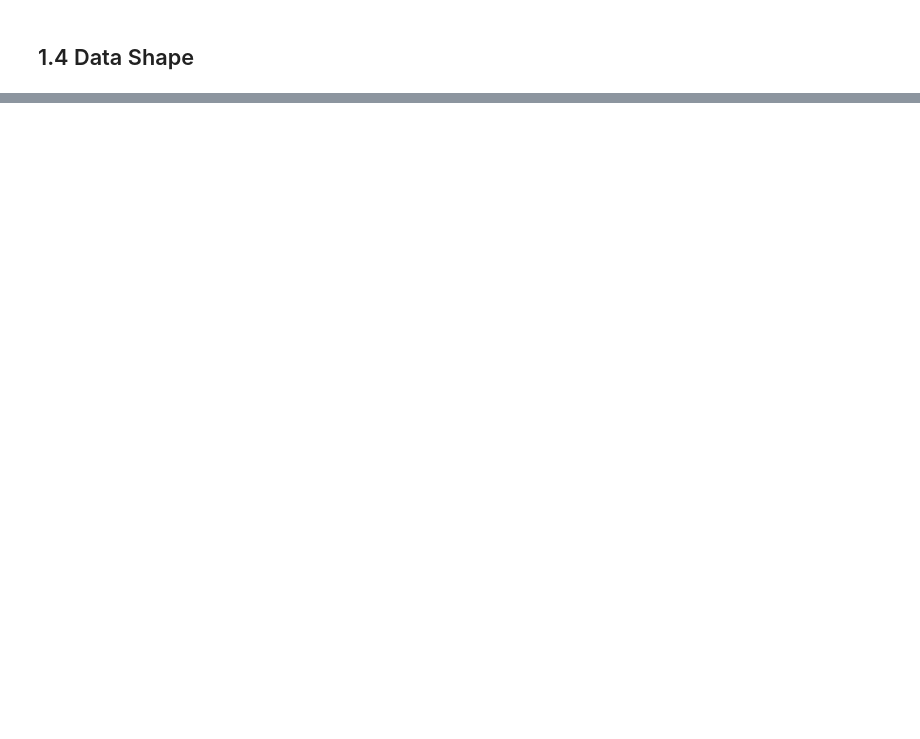
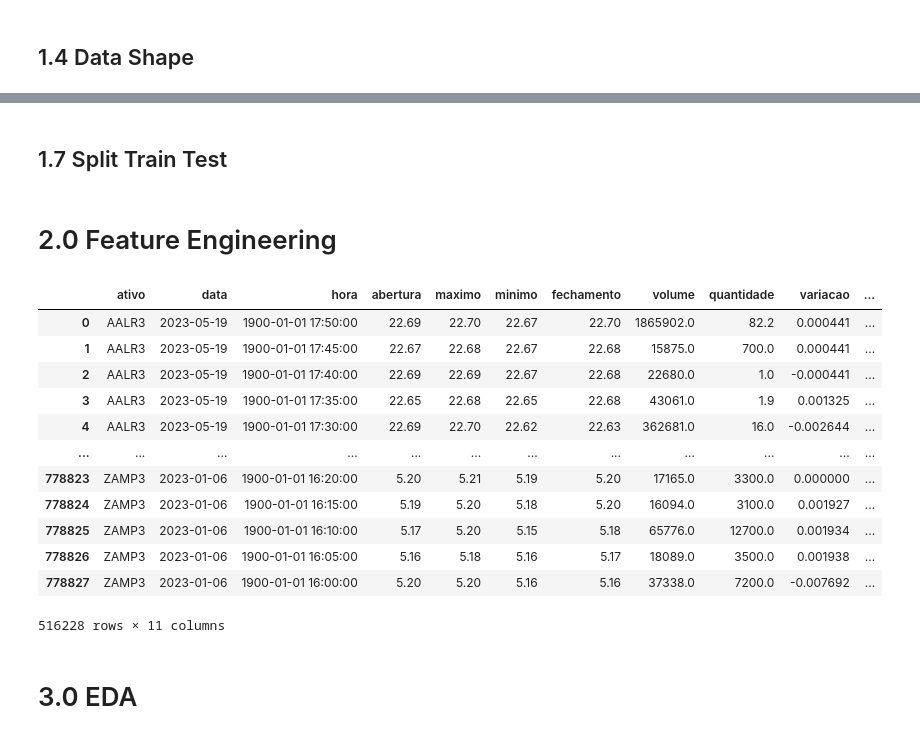
Before and after one commit to EDJR94/leilao_fechamento, a Jupyter notebook: notebook/v01_leilao_fechamento.ipynb, the cells around one changed output, grey strips where cells are left out. Cells and saved outputs as stored; diff of their text form; code cells hidden in the pictures; blank space fills up the shorter version.

```diff
--- a/notebook/v01_leilao_fechamento.ipynb
+++ b/notebook/v01_leilao_fechamento.ipynb
@@ -139,0 +227,2 @@ df1.shape
+# %% [markdown]
+## 1.7 Split Train Test
@@ -139,0 +234,13 @@ df1.shape
+# %% [markdown]
+# 2.0 Feature Engineering
+# %%
+df2 = df1.copy()
+# %%
+#create futures variation
+df_win = pd.read_csv('C:/Users/edils/repos/leilao_fechamento/data/futuros/WINFUT_F_0_5min.csv', encoding='iso-8859-1', sep=';')
+# df_dol = pd.read_csv('C:/Users/edils/repos/leilao_fechamento/data/futuros/WINFUT_F_0_5min.csv', encoding='iso-8859-1', sep=';')
+# df_sp = pd.read_csv('C:/Users/edils/repos/leilao_fechamento/data/futuros/WINFUT_F_0_5min.csv', encoding='iso-8859-1', sep=';')
+
+df_win = clean_futuros(df_win)
+# df_dol = clean_futuros(df_dol)
+# df_sp = clean_futuros(df_sp)
@@ -139,0 +252,18 @@ df1.shape
+# %%
+df2
+# %% [output]
+|  | ativo | data | hora | abertura | maximo | minimo | fechamento | volume | quantidade | variacao | ... |
+| 0 | AALR3 | 2023-05-19 | 1900-01-01 17:50:00 | 22.69 | 22.70 | 22.67 | 22.70 | 1865902.0 | 82.2 | 0.000441 | ... |
+| 1 | AALR3 | 2023-05-19 | 1900-01-01 17:45:00 | 22.67 | 22.68 | 22.67 | 22.68 | 15875.0 | 700.0 | 0.000441 | ... |
+| 2 | AALR3 | 2023-05-19 | 1900-01-01 17:40:00 | 22.69 | 22.69 | 22.67 | 22.68 | 22680.0 | 1.0 | -0.000441 | ... |
+| 3 | AALR3 | 2023-05-19 | 1900-01-01 17:35:00 | 22.65 | 22.68 | 22.65 | 22.68 | 43061.0 | 1.9 | 0.001325 | ... |
+| 4 | AALR3 | 2023-05-19 | 1900-01-01 17:30:00 | 22.69 | 22.70 | 22.62 | 22.63 | 362681.0 | 16.0 | -0.002644 | ... |
+| ... | ... | ... | ... | ... | ... | ... | ... | ... | ... | ... | ... |
+| 778823 | ZAMP3 | 2023-01-06 | 1900-01-01 16:20:00 | 5.20 | 5.21 | 5.19 | 5.20 | 17165.0 | 3300.0 | 0.000000 | ... |
+| 778824 | ZAMP3 | 2023-01-06 | 1900-01-01 16:15:00 | 5.19 | 5.20 | 5.18 | 5.20 | 16094.0 | 3100.0 | 0.001927 | ... |
+| 778825 | ZAMP3 | 2023-01-06 | 1900-01-01 16:10:00 | 5.17 | 5.20 | 5.15 | 5.18 | 65776.0 | 12700.0 | 0.001934 | ... |
+| 778826 | ZAMP3 | 2023-01-06 | 1900-01-01 16:05:00 | 5.16 | 5.18 | 5.16 | 5.17 | 18089.0 | 3500.0 | 0.001938 | ... |
+| 778827 | ZAMP3 | 2023-01-06 | 1900-01-01 16:00:00 | 5.20 | 5.20 | 5.16 | 5.16 | 37338.0 | 7200.0 | -0.007692 | ... |
+516228 rows × 11 columns
+# %% [markdown]
+# 3.0 EDA
```
Also changed, not shown: parts of 35 cells of this notebook.
